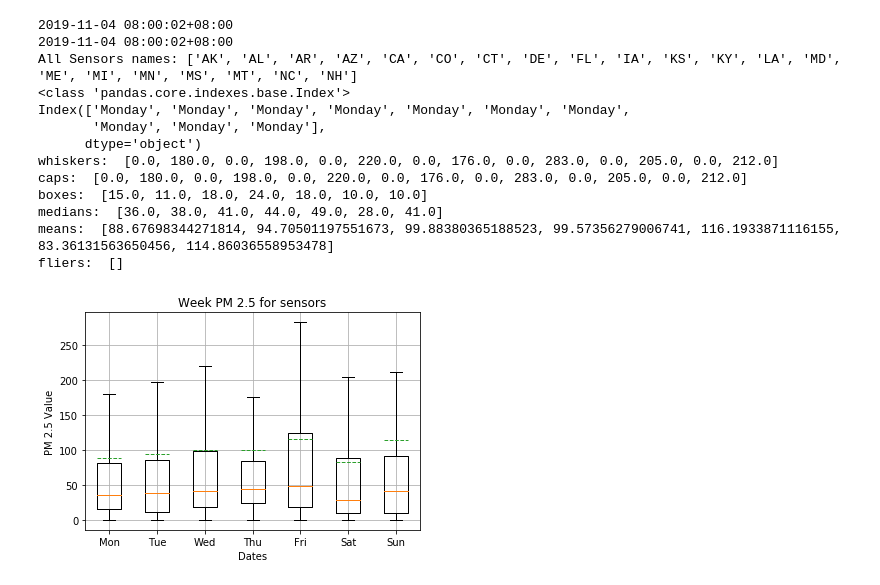
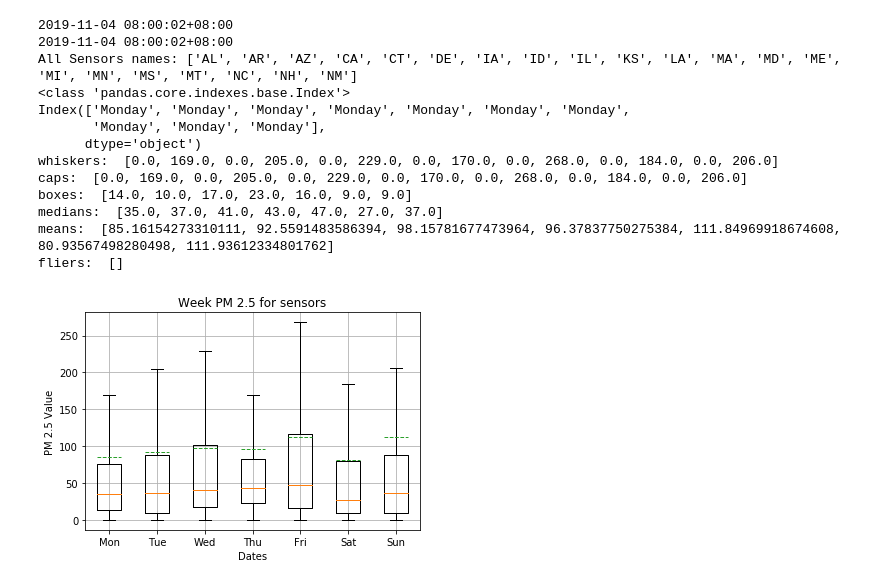
Before and after one commit to ylehilds/analyzing-mongolia-air-quality, a Jupyter notebook: day_vs_night/day_vs_night.ipynb, the cells around one changed output. Saved outputs shown, nothing was run; the diff lists cells and outputs as text; code cells hidden in the pictures.

```diff
--- a/day_vs_night/day_vs_night.ipynb
+++ b/day_vs_night/day_vs_night.ipynb
@@ -105,7 +104,7 @@ plt.grid(True)
 days = ['05', '06', '07', '08', '09', '10', '11']
 data = data[data.pm2_5 >= 0]
 data = data[data.location_name == 'Mongolia']
-hybrid_modified_gers = ['AK', 'AL', 'AR', 'AZ', 'CA', 'CO', 'CT', 'DE', 'FL', 'IA', 'KS', 'KY', 'LA', 'MD', 'ME', 'MI', 'MN', 'MS', 'MT', 'NC', 'NH']
+hybrid_modified_gers = ['AL', 'AR', 'AZ', 'CA', 'CT', 'DE', 'IA', 'ID', 'IL', 'KS', 'LA', 'MA', 'MD', 'ME', 'MI', 'MN', 'MS', 'MT', 'NC', 'NH', 'NM']
 data = data[(data.name == hybrid_modified_gers[0]) | (data.name == hybrid_modified_gers[1]) | (data.name == hybrid_modified_gers[2]) | (data.name == hybrid_modified_gers[3]) | (data.name == hybrid_modified_gers[4]) | (data.name == hybrid_modified_gers[5]) | (data.name == hybrid_modified_gers[6]) | (data.name == hybrid_modified_gers[7]) | (data.name == hybrid_modified_gers[8]) | (data.name == hybrid_modified_gers[9]) | (data.name == hybrid_modified_gers[10]) | (data.name == hybrid_modified_gers[11]) | (data.name == hybrid_modified_gers[12]) | (data.name == hybrid_modified_gers[13]) | (data.name == hybrid_modified_gers[14]) | (data.name == hybrid_modified_gers[15]) | (data.name == hybrid_modified_gers[16]) | (data.name == hybrid_modified_gers[17]) | (data.name == hybrid_modified_gers[18]) | (data.name == hybrid_modified_gers[19]) | (data.name == hybrid_modified_gers[20])]
 
 all_sensors_names = []
@@ -175,7 +174,7 @@ plt.grid(True)
 days_of_week = ['Monday', 'Tuesday', 'Wednesday', 'Thursday', 'Friday', 'Saturday', 'Sunday']
 data = data[data.pm2_5 >= 0]
 data = data[data.location_name == 'Mongolia']
-hybrid_modified_gers = ['AK', 'AL', 'AR', 'AZ', 'CA', 'CO', 'CT', 'DE', 'FL', 'IA', 'KS', 'KY', 'LA', 'MD', 'ME', 'MI', 'MN', 'MS', 'MT', 'NC', 'NH']
+hybrid_modified_gers = ['AL', 'AR', 'AZ', 'CA', 'CT', 'DE', 'IA', 'ID', 'IL', 'KS', 'LA', 'MA', 'MD', 'ME', 'MI', 'MN', 'MS', 'MT', 'NC', 'NH', 'NM']
 data = data[(data.name == hybrid_modified_gers[0]) | (data.name == hybrid_modified_gers[1]) | (data.name == hybrid_modified_gers[2]) | (data.name == hybrid_modified_gers[3]) | (data.name == hybrid_modified_gers[4]) | (data.name == hybrid_modified_gers[5]) | (data.name == hybrid_modified_gers[6]) | (data.name == hybrid_modified_gers[7]) | (data.name == hybrid_modified_gers[8]) | (data.name == hybrid_modified_gers[9]) | (data.name == hybrid_modified_gers[10]) | (data.name == hybrid_modified_gers[11]) | (data.name == hybrid_modified_gers[12]) | (data.name == hybrid_modified_gers[13]) | (data.name == hybrid_modified_gers[14]) | (data.name == hybrid_modified_gers[15]) | (data.name == hybrid_modified_gers[16]) | (data.name == hybrid_modified_gers[17]) | (data.name == hybrid_modified_gers[18]) | (data.name == hybrid_modified_gers[19]) | (data.name == hybrid_modified_gers[20])]
 
 all_sensors_names = []
@@ -315,7 +314,7 @@ plt.grid(True)
 days = ['05', '06', '07', '08', '09', '10', '11']
 data = data[data.pm2_5 >= 0]
 data = data[data.location_name == 'Mongolia']
-hybrid_modified_gers = ['AK', 'AL', 'AR', 'AZ', 'CA', 'CO', 'CT', 'DE', 'FL', 'IA', 'KS', 'KY', 'LA', 'MD', 'ME', 'MI', 'MN', 'MS', 'MT', 'NC', 'NH']
+hybrid_modified_gers = ['AL', 'AR', 'AZ', 'CA', 'CT', 'DE', 'IA', 'ID', 'IL', 'KS', 'LA', 'MA', 'MD', 'ME', 'MI', 'MN', 'MS', 'MT', 'NC', 'NH', 'NM']
 data = data[(data.name == hybrid_modified_gers[0]) | (data.name == hybrid_modified_gers[1]) | (data.name == hybrid_modified_gers[2]) | (data.name == hybrid_modified_gers[3]) | (data.name == hybrid_modified_gers[4]) | (data.name == hybrid_modified_gers[5]) | (data.name == hybrid_modified_gers[6]) | (data.name == hybrid_modified_gers[7]) | (data.name == hybrid_modified_gers[8]) | (data.name == hybrid_modified_gers[9]) | (data.name == hybrid_modified_gers[10]) | (data.name == hybrid_modified_gers[11]) | (data.name == hybrid_modified_gers[12]) | (data.name == hybrid_modified_gers[13]) | (data.name == hybrid_modified_gers[14]) | (data.name == hybrid_modified_gers[15]) | (data.name == hybrid_modified_gers[16]) | (data.name == hybrid_modified_gers[17]) | (data.name == hybrid_modified_gers[18]) | (data.name == hybrid_modified_gers[19]) | (data.name == hybrid_modified_gers[20])]
 
 all_sensors_names = []
@@ -329,40 +328,40 @@ print(day_names[:10])
 
 monday = data[(data.index.day_name() == 'Monday')].between_time('01:01', '07:59')['pm2_5']
 tuesday = data[data.index.day_name() == 'Tuesday'].between_time('01:01', '07:59')['pm2_5']
 wednesday = data[data.index.day_name() == 'Wednesday'].between_time('01:01', '07:59')['pm2_5']
 thursday = data[data.index.day_name() == 'Thursday'].between_time('01:01', '07:59')['pm2_5']
 friday = data[data.index.day_name() == 'Friday'].between_time('01:01', '07:59')['pm2_5']
 saturday = data[data.index.day_name() == 'Saturday'].between_time('01:01', '07:59')['pm2_5']
 sunday = data[data.index.day_name() == 'Sunday'].between_time('01:01', '07:59')['pm2_5']
 all_days = [monday, tuesday, wednesday, thursday, friday, saturday, sunday]
 
 results = plt.boxplot(all_days, showfliers=False, labels=labels, showmeans=True, meanline=True)
 plt.savefig("./weely_hybrid_night_boxplot_pm_2_5/weely_hybrid_night_boxplot_pm_2_5.png", format='png')
 
 # print(results)
 print('whiskers: ', [item.get_ydata()[1] for item in results['whiskers']])
 print('caps: ', [item.get_ydata()[1] for item in results['caps']])
 print('boxes: ', [item.get_ydata()[1] for item in results['boxes']])
 print('medians: ', [item.get_ydata()[1] for item in results['medians']])
 print('means: ', [item.get_ydata()[1] for item in results['means']])
 print('fliers: ', [item.get_ydata()[1] for item in results['fliers']])
 
 data = gold_data
 # %% [output]
 2019-11-04 08:00:02+08:00
 2019-11-04 08:00:02+08:00
-All Sensors names: ['AK', 'AL', 'AR', 'AZ', 'CA', 'CO', 'CT', 'DE', 'FL', 'IA', 'KS', 'KY', 'LA', 'MD', 'ME', 'MI', 'MN', 'MS', 'MT', 'NC', 'NH']
+All Sensors names: ['AL', 'AR', 'AZ', 'CA', 'CT', 'DE', 'IA', 'ID', 'IL', 'KS', 'LA', 'MA', 'MD', 'ME', 'MI', 'MN', 'MS', 'MT', 'NC', 'NH', 'NM']
 <class 'pandas.core.indexes.base.Index'>
 Index(['Monday', 'Monday', 'Monday', 'Monday', 'Monday', 'Monday', 'Monday',
        'Monday', 'Monday', 'Monday'],
       dtype='object')
-whiskers:  [0.0, 180.0, 0.0, 198.0, 0.0, 220.0, 0.0, 176.0, 0.0, 283.0, 0.0, 205.0, 0.0, 212.0]
-caps:  [0.0, 180.0, 0.0, 198.0, 0.0, 220.0, 0.0, 176.0, 0.0, 283.0, 0.0, 205.0, 0.0, 212.0]
-boxes:  [15.0, 11.0, 18.0, 24.0, 18.0, 10.0, 10.0]
-medians:  [36.0, 38.0, 41.0, 44.0, 49.0, 28.0, 41.0]
-means:  [88.67698344271814, 94.70501197551673, 99.88380365188523, 99.57356279006741, 116.1933871116155, 83.36131563650456, 114.86036558953478]
+whiskers:  [0.0, 169.0, 0.0, 205.0, 0.0, 229.0, 0.0, 170.0, 0.0, 268.0, 0.0, 184.0, 0.0, 206.0]
+caps:  [0.0, 169.0, 0.0, 205.0, 0.0, 229.0, 0.0, 170.0, 0.0, 268.0, 0.0, 184.0, 0.0, 206.0]
+boxes:  [14.0, 10.0, 17.0, 23.0, 16.0, 9.0, 9.0]
+medians:  [35.0, 37.0, 41.0, 43.0, 47.0, 27.0, 37.0]
+means:  [85.16154273310111, 92.5591483586394, 98.15781677473964, 96.37837750275384, 111.84969918674608, 80.93567498280498, 111.93612334801762]
 fliers:  []
-[figure, old version]
+[figure, new version]
 # %%
 # Night each sensors - This is the working boxplot for hybrid only Mongolia deployed sensors
 # https://stackoverflow.com/questions/22800079/converting-time-zone-pandas-dataframe
```
Also changed, not shown: parts of 4 cells of this notebook, 13 other files.
